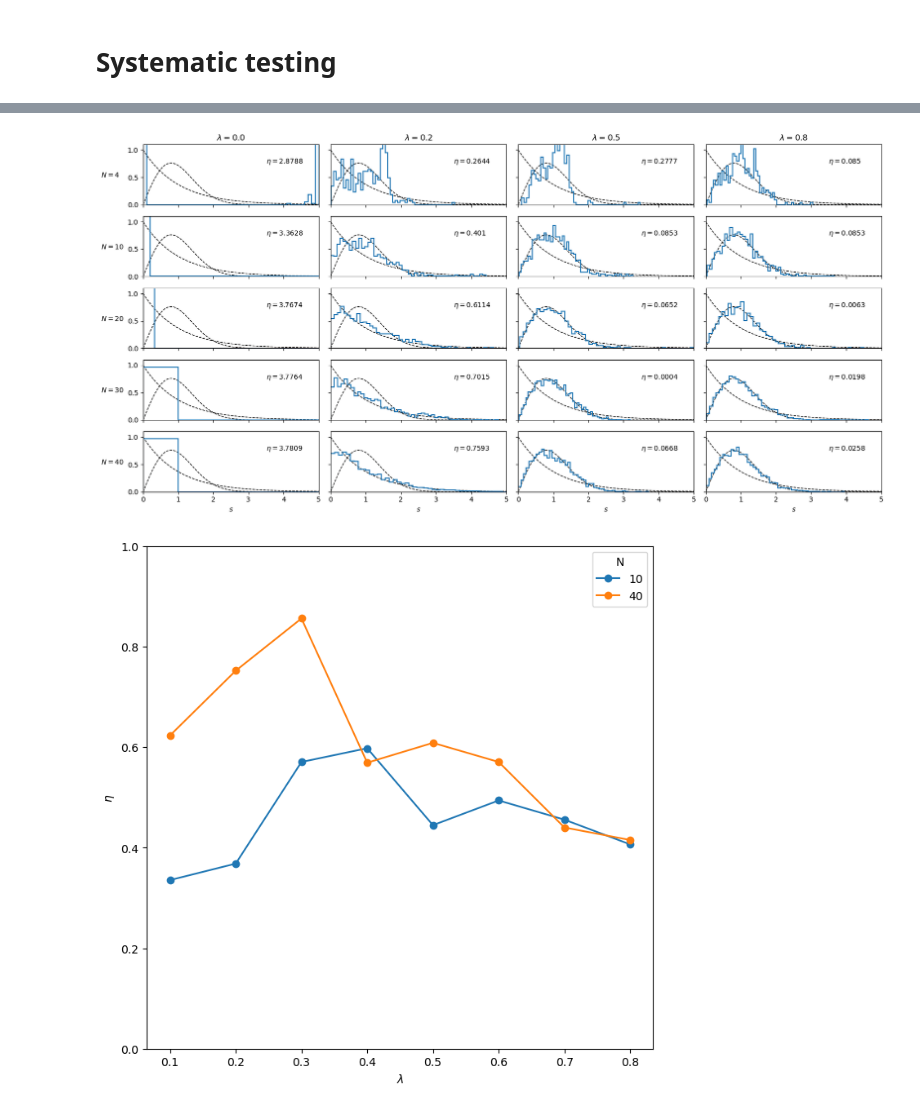
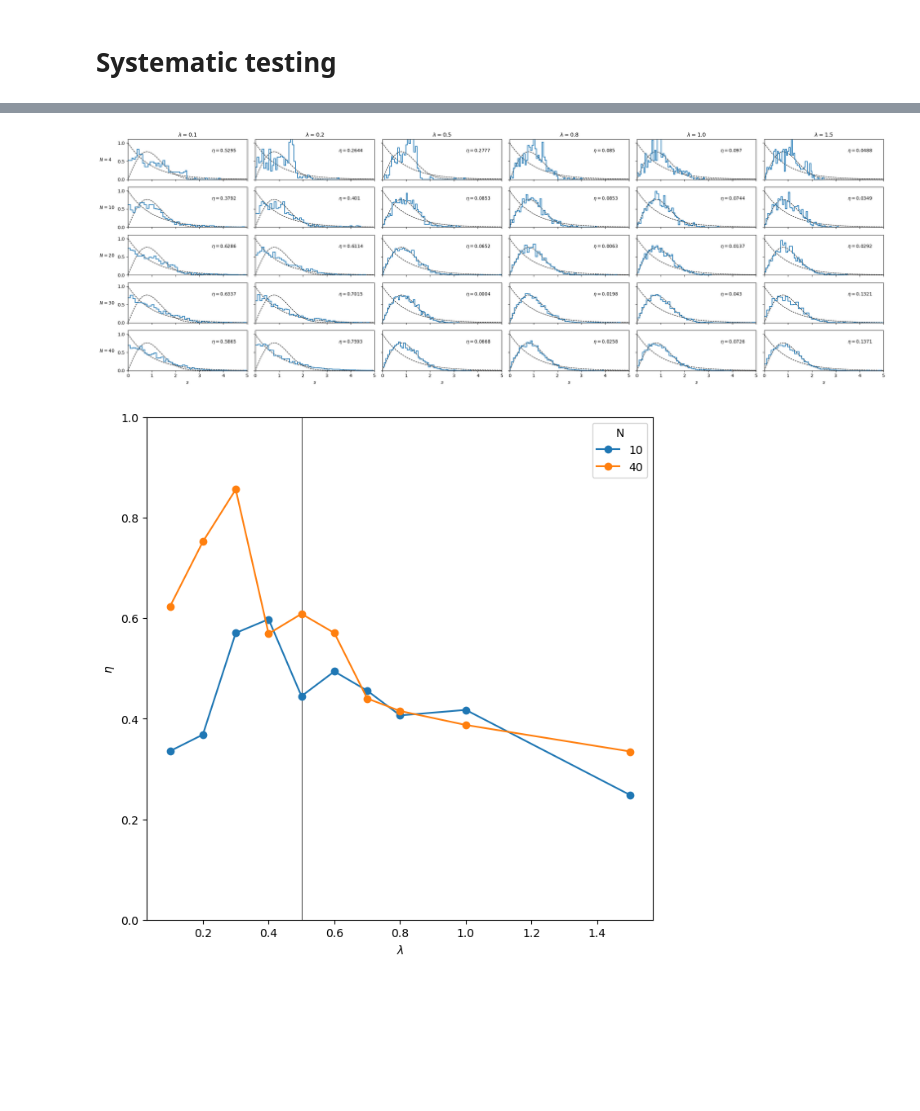
Before and after one commit to chuan97/dicke-dynamics, a Jupyter notebook: level_statistics.ipynb, the cells around one changed output, grey strips where cells are left out. Drawn from its saved outputs; the diff is of its cells as text; code cells hidden in the pictures; blank space fills up the shorter version.

```diff
--- a/level_statistics.ipynb
+++ b/level_statistics.ipynb
@@ -223,16 +230,18 @@ plt.show()
 # %%
-plt.rcParams['figure.figsize'] = (16, 8)
+
 
 Ns = [4, 10, 20, 30, 40]
 
 wc = 1
 wz = 1 * wc
 lamc = 0.5 * np.sqrt(wc * wz)
-lams = [0.0, 0.2, 0.5, 0.8]
+lams = [0.1, 0.2, 0.5, 0.8, 1.0, 1.5]
+
+plt.rcParams['figure.figsize'] = (4 * len(lams), 8)
 
 N_photons_cutoff = 150
 
-fig, axes = plt.subplots(5, 4, sharey=True, sharex=True)
+fig, axes = plt.subplots(len(Ns), len(lams), sharey=True, sharex=True)
 
 for i, N in enumerate(Ns):
     for j, lam in enumerate(lams):
@@ -242,34 +251,34 @@ for i, N in enumerate(Ns):
         start = 0
         end = -1
         level_spacings = (vals[start+1:end] - vals[start:end-1])
         renormalized_spacings = level_spacings / level_stat.moving_average(level_spacings, 50) # unfolding: i.e. adjust for underlying level_density
 
         eta = level_stat.wigner_surmise_degree(renormalized_spacings, bins=1000)
 
         s = np.linspace(0, 5, 1000)
         ax.plot(s, np.exp(-s), c='k', ls='dashed', lw=1)
         wigner = lambda s: 0.5*np.pi*s * np.exp(-0.25*np.pi*s**2)
         ax.plot(s, wigner(s), c='k', ls='dashed', lw=1)
         ax.hist(renormalized_spacings, bins=50, density=True, histtype='step', lw=1.5)
 
         ax.set_xlim(0, 5)
         ax.set_ylim(0, 1.1)
 
         ax.text(3.5, 0.75, rf'$\eta = {round(eta, 4)}$')
 
         if i == 0:
             ax.set_title(rf'$\lambda = {lam}$')
 
         if i == 4:
             ax.set_xlabel(r'$s$')
 
         if j == 0:
             ax.text(-1.2, 0.5, rf'$N = {N}$')
 
 plt.tight_layout()
 plt.show()
 # %% [output]
-[figure, old version]
+[figure, new version]
 # %%
 plt.rcParams['figure.figsize'] = (8, 8)
 
@@ -278,7 +287,7 @@ Ns = [10, 40]
 wc = 1
 wz = 1 * wc
 lamc = 0.5 * np.sqrt(wc * wz)
-lams = [0.1, 0.2, 0.3, 0.4, 0.5, 0.6, 0.7, 0.8]
+lams = [0.1, 0.2, 0.3, 0.4, 0.5, 0.6, 0.7, 0.8, 1.0, 1.5]
 
 N_photons_cutoff = 150
 
@@ -299,8 +308,9 @@ for i, N in enumerate(Ns):
 
 plt.xlabel(r'$\lambda$')
 plt.ylabel(r'$\eta$')
+plt.axvline(0.5, c='k', lw=0.5, zorder=0)
 plt.legend(title='N')
 plt.ylim(0, 1)
 plt.show()
 # %% [output]
-[figure, old version]
+[figure, new version]
```
Also changed, not shown: parts of 7 cells of this notebook, 27 other files.
